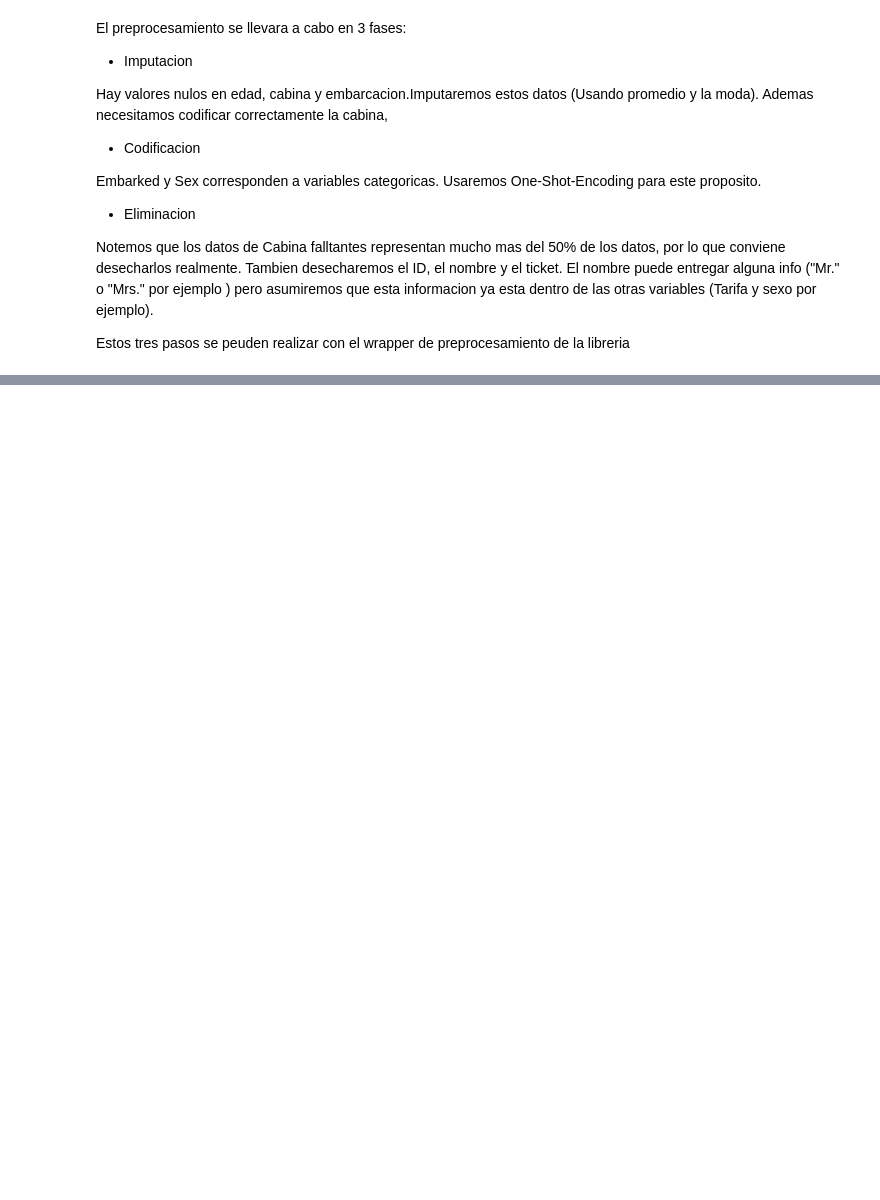
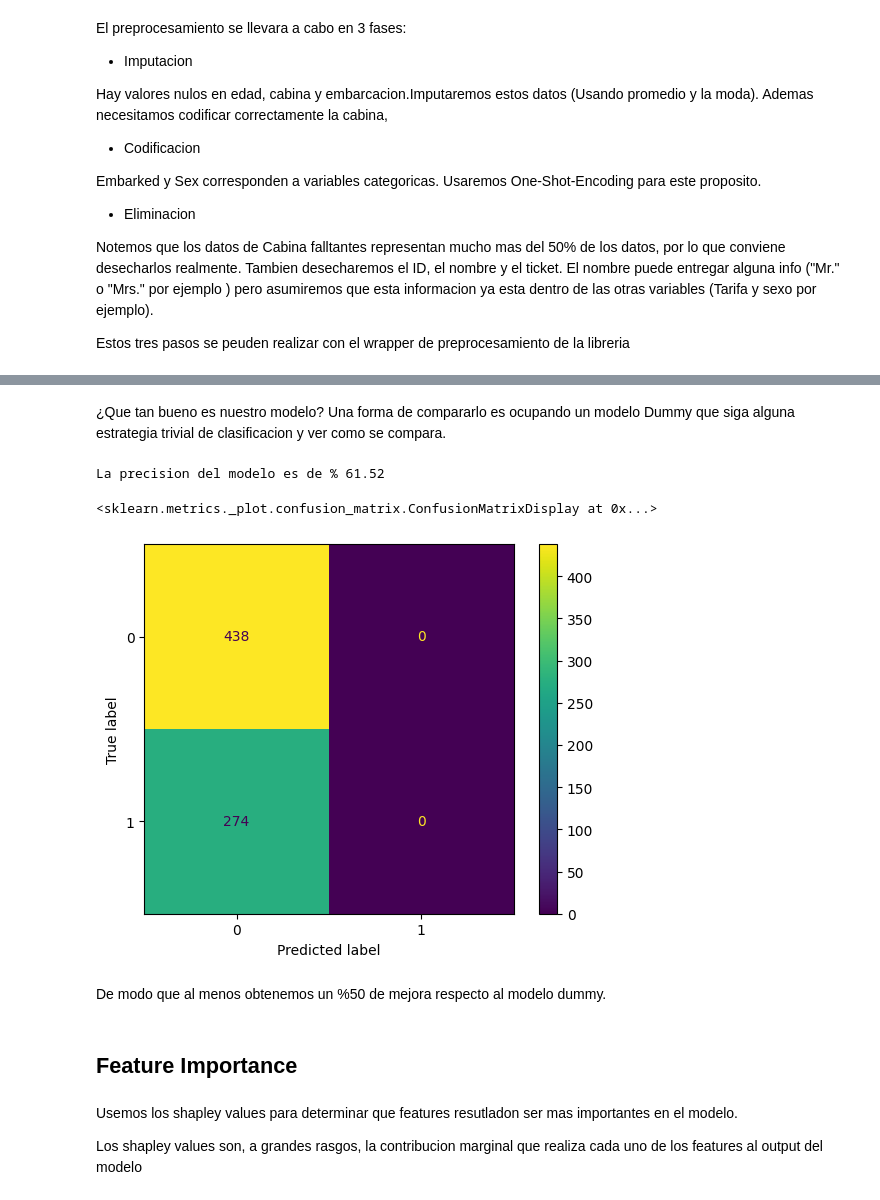
Before and after one commit to cmusura/titanic-fairy, a Jupyter notebook: notebooks/Titanic Analisis.ipynb, the cells around one changed output, grey strips where cells are left out. Drawn from its saved outputs; the diff is of its cells as text; code cells hidden in the pictures; blank space fills up the shorter version.

```diff
--- a/notebooks/Titanic Analisis.ipynb
+++ b/notebooks/Titanic Analisis.ipynb
@@ -170,0 +194,24 @@ array([1, 0, 0, 1, 1, 1, 0, 0, 0, 0, 0, 0, 0, 0, 1, 0, 0, 0, 1, 1, 0, 1,
+# %% [markdown]
+¿Que tan bueno es nuestro modelo? Una forma de compararlo es ocupando un modelo Dummy que siga alguna estrategia trivial de clasificacion y ver como se compara.
+# %%
+from sklearn.dummy import DummyClassifier
+
+dummy = DummyClassifier(strategy="most_frequent")
+dummy.fit(X_train, y_train)
+
+y_dummy = dummy.predict(X_test)
+
+print("La precision del modelo es de %","%.2f"  % (100*dummy.score(X_test, y_test)))
+ConfusionMatrixDisplay.from_predictions(y_test, y_dummy_1)
+# %% [output]
+La precision del modelo es de % 61.52
+<sklearn.metrics._plot.confusion_matrix.ConfusionMatrixDisplay at 0x...>
+[figure, added]
+# %% [markdown]
+De modo que al menos obtenemos un %50 de mejora respecto al modelo dummy.
+# %% [markdown]
+## Feature Importance
+# %% [markdown]
+Usemos los shapley values para determinar que features resutladon ser mas importantes en el modelo.
+
+Los shapley values son, a grandes rasgos, la contribucion marginal que realiza cada uno de los features al output del modelo
```
Also changed, not shown: parts of 22 cells of this notebook, 3 other files.
